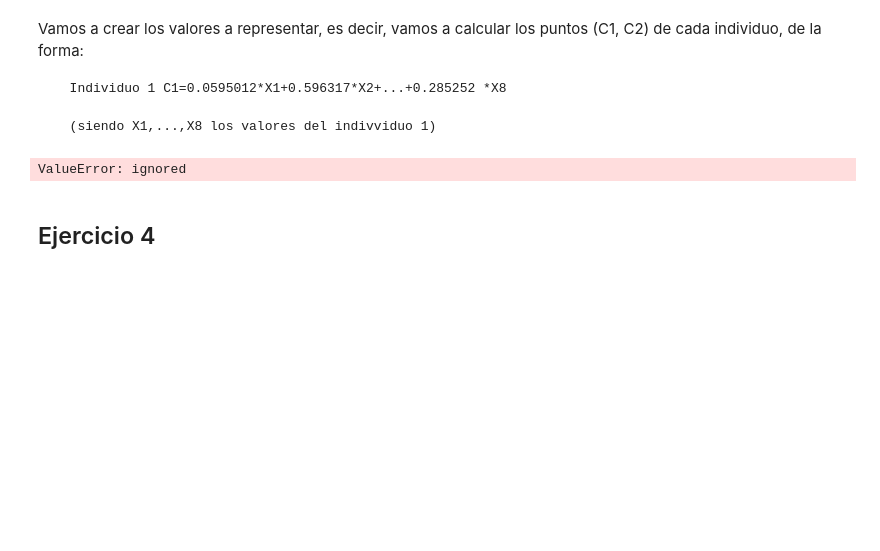
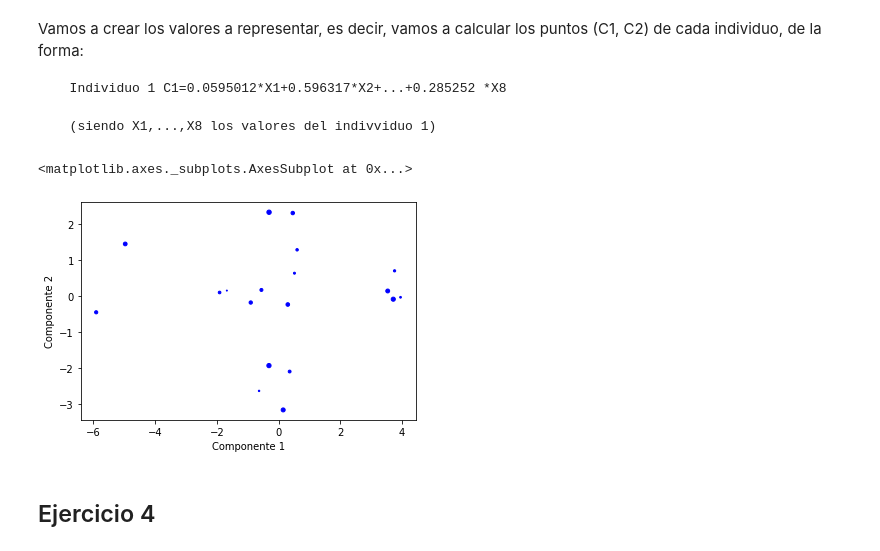
Before and after one commit to amayasarasacolina/MineriaL1P1, a Jupyter notebook: L1P3.ipynb, the cells around one changed output. Drawn from its saved outputs; the diff is of its cells as text; code cells hidden in the pictures; blank space fills up the shorter version.

```diff
--- a/L1P3.ipynb
+++ b/L1P3.ipynb
@@ -358,17 +358,22 @@ Vamos a crear los valores a representar, es decir, vamos a calcular los puntos (
       (siendo X1,...,X8 los valores del indivviduo 1)
 # %%
 c1=np.zeros(len(df_norm))
-c2=c1
+c2=np.zeros(len(df_norm))
 # %%
 for i in range (len(df_norm)):
   c1[i]=sum((rxy[:,0])*(df_norm.iloc[i]))
-  c1[i]=sum((rxy[:,1])*(df_norm.iloc[i]))
+  c2[i]=sum((rxy[:,1])*(df_norm.iloc[i]))
-# %%
-c1=c1.reshape(20,1)
-c2=c2.reshape(20,1)
-df3 = pd.DataFrame([c1,c2])
-# %% [output]
-ValueError: ignored
+# %%
+#creamos un dataframe para poder graficarlo mejor en el diagrama de dispersion
+df3 = pd.DataFrame(columns=[' 1', 'Componente 2'])
+dat1 = pd.DataFrame({'Componente 1': c1})
+dat2 = pd.DataFrame({'Componente 2': c2})
+df3=dat1.join(dat2)
+# %%
+df3.plot.scatter(x='Componente 1', y='Componente 2', s =df3.index , c = 'Blue')
+# %% [output]
+<matplotlib.axes._subplots.AxesSubplot at 0x...>
+[figure, added]
 # %% [markdown]
 ## Ejercicio 4
 # %%
```
Also changed, not shown: parts of 8 cells of this notebook.
